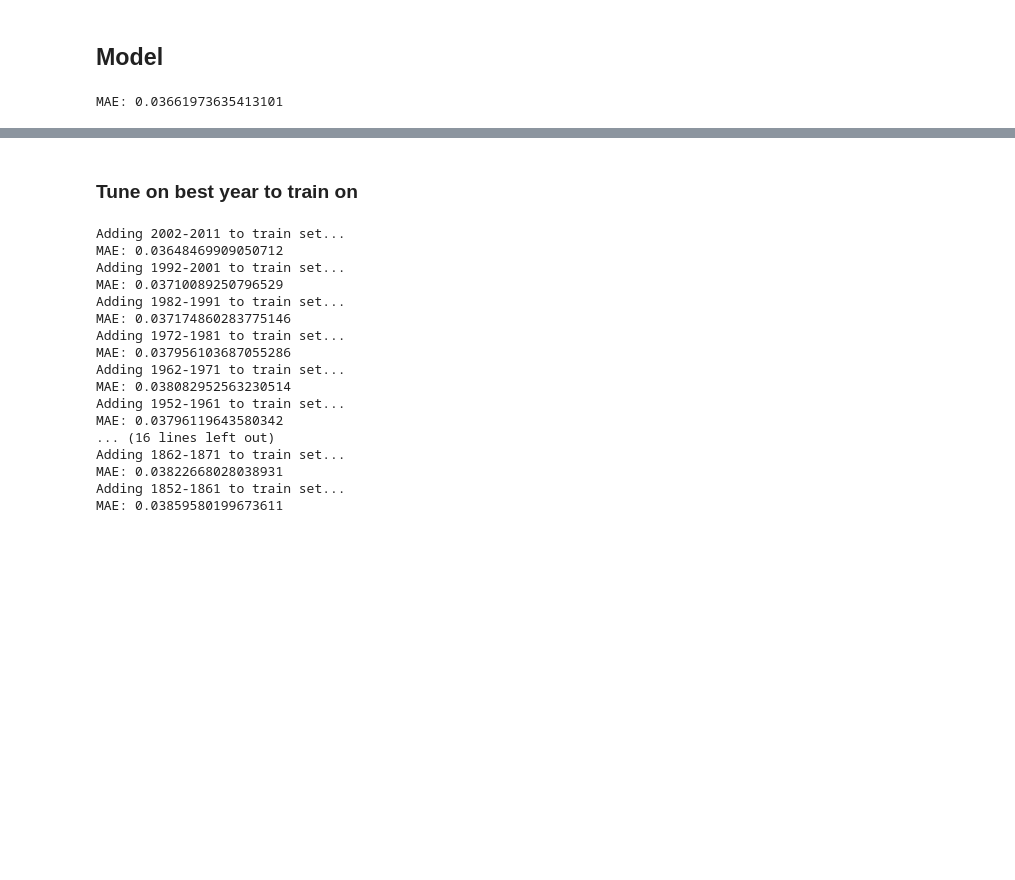
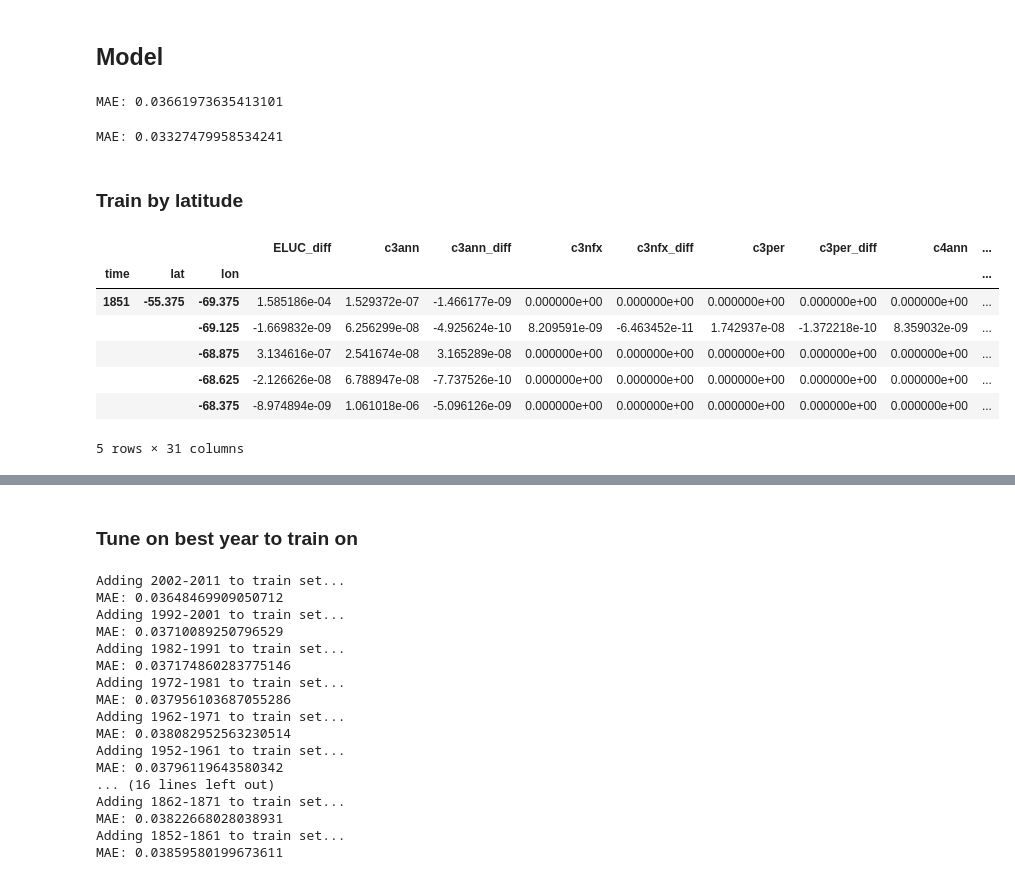
Before and after one commit to Project-Resilience/mvp, a Jupyter notebook: model/forest.ipynb, the cells around one changed output, grey strips where cells are left out. Cells and saved outputs as stored; diff of their text form; code cells hidden in the pictures; blank space fills up the shorter version.

```diff
--- a/model/forest.ipynb
+++ b/model/forest.ipynb
@@ -56,8 +105,15 @@ def import_data(path, update_path):
     raw = raw.where(~mask, drop=True)
 
     country_mask = regionmask.defined_regions.natural_earth_v5_0_0.countries_110.mask(raw)
-    return raw, country_mask
+    raw["country"] = country_mask
+    return raw
 # %%
+def da_to_df(da):
+    df = da.to_dataframe()
+    df = df.dropna()
+    df['country_name'] = countries_df.loc[df['country'], 'names'].values
+    return df
+
 def process_input(da):
     da = da[FEATURES + [LABEL]]
     df = da.to_dataframe()
@@ -113,7 +169,7 @@ def create_country_dataset(ds, country_mask, country_name_list, first_train_year
                       "y": y_test}}
 # %%
 print("Loading data...")
-raw, country_mask = import_data(DATA_FILE_PATH, UPDATE_FILE_PATH)
-data = create_country_dataset(raw, country_mask, COUNTRY_NAME_LIST, 1982, 2011, verbose=True)
+raw = import_data(DATA_FILE_PATH, UPDATE_FILE_PATH)
+data = create_country_dataset(raw, COUNTRY_NAME_LIST, 1982, 2011, verbose=True)
 # %% [output]
 Loading data...
@@ -132,2 +191,23 @@ dump(model, "../demo/predictors/ELUC_forest.joblib")
 # %% [output]
 MAE: 0.03661973635413101
+# %%
+model = LinearRegression(n_jobs=-1)
+model.fit(X_train, y_train)
+pred = model.predict(data["Test"]["X"])
+print(f"MAE: {mean_absolute_error(data['Test']['y'], pred)}")
+# %% [output]
+MAE: 0.03327479958534241
+# %% [markdown]
+### Train by latitude
+# %%
+df = da_to_df(raw)
+df.head()
+# %% [output]
+|  |  |  | ELUC_diff | c3ann | c3ann_diff | c3nfx | c3nfx_diff | c3per | c3per_diff | c4ann | ... |
+| time | lat | lon |  |  |  |  |  |  |  |  | ... |
+| 1851 | -55.375 | -69.375 | 1.585186e-04 | 1.529372e-07 | -1.466177e-09 | 0.000000e+00 | 0.000000e+00 | 0.000000e+00 | 0.000000e+00 | 0.000000e+00 | ... |
+|  |  | -69.125 | -1.669832e-09 | 6.256299e-08 | -4.925624e-10 | 8.209591e-09 | -6.463452e-11 | 1.742937e-08 | -1.372218e-10 | 8.359032e-09 | ... |
+|  |  | -68.875 | 3.134616e-07 | 2.541674e-08 | 3.165289e-08 | 0.000000e+00 | 0.000000e+00 | 0.000000e+00 | 0.000000e+00 | 0.000000e+00 | ... |
+|  |  | -68.625 | -2.126626e-08 | 6.788947e-08 | -7.737526e-10 | 0.000000e+00 | 0.000000e+00 | 0.000000e+00 | 0.000000e+00 | 0.000000e+00 | ... |
+|  |  | -68.375 | -8.974894e-09 | 1.061018e-06 | -5.096126e-09 | 0.000000e+00 | 0.000000e+00 | 0.000000e+00 | 0.000000e+00 | 0.000000e+00 | ... |
+5 rows × 31 columns
```
Also changed, not shown: parts of 26 cells of this notebook, 8 other files.
